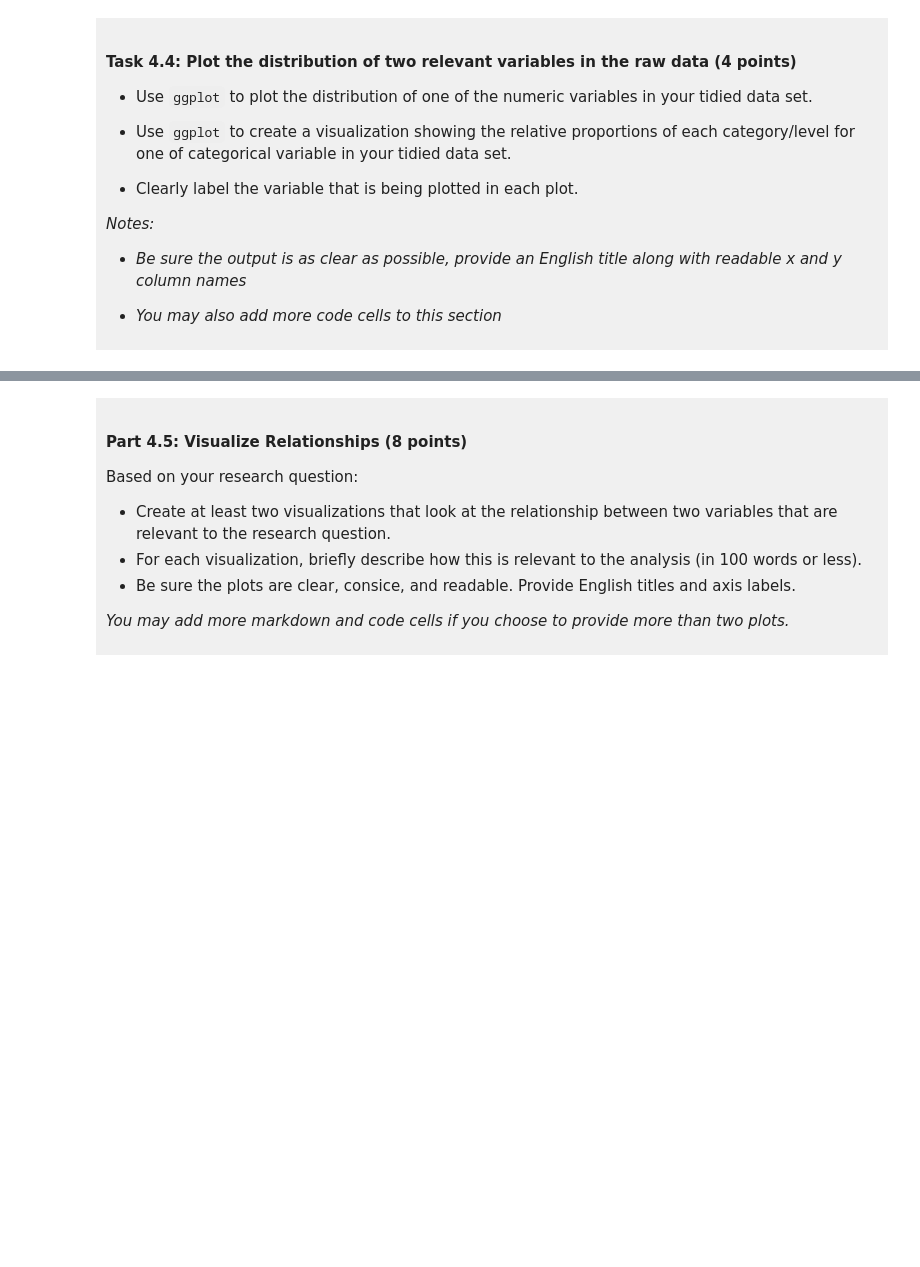
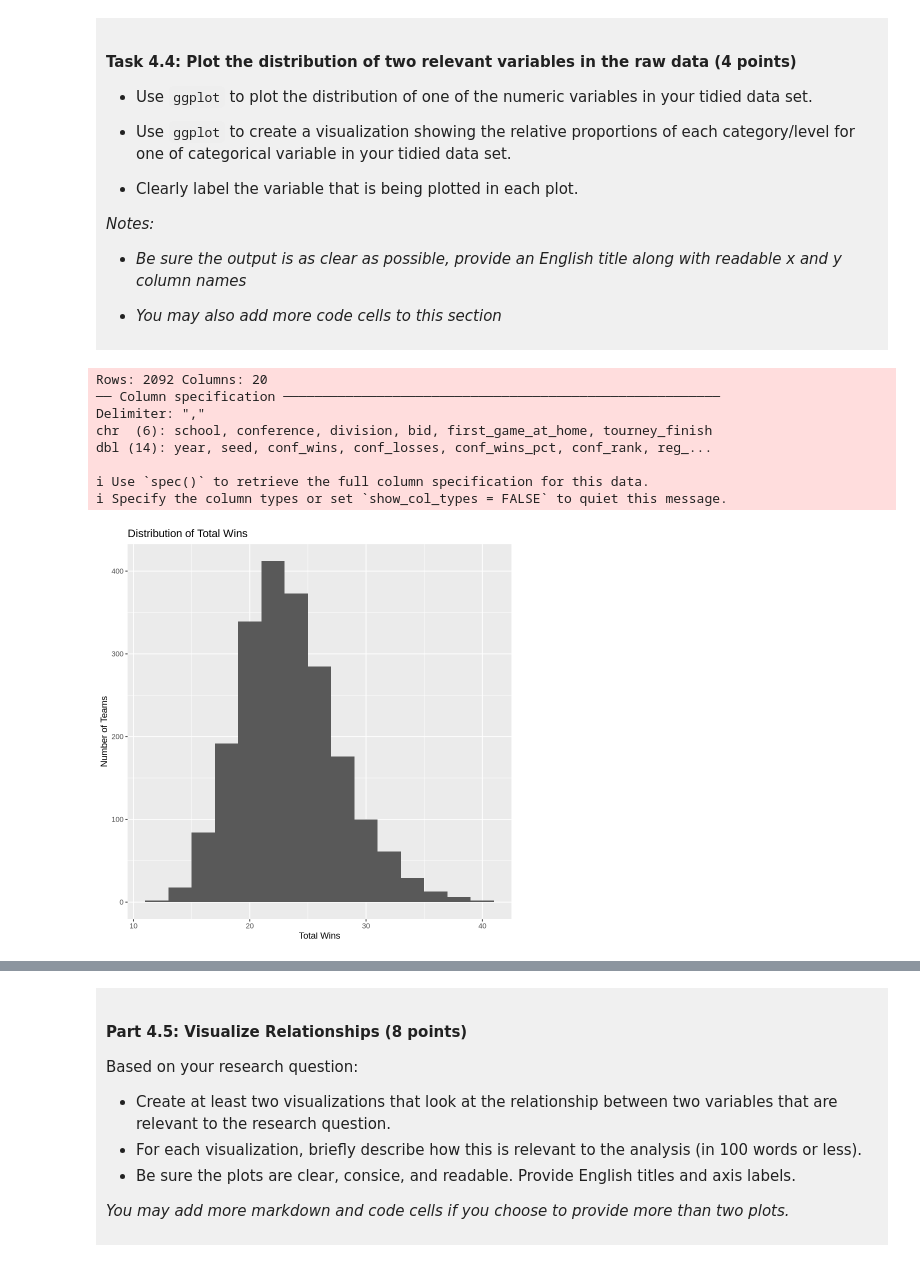
Before and after one commit to clairehuo05/dsci-100-project-Claire-Huo, a Jupyter notebook: dsci-100-project-notebook.ipynb, the cells around one changed output, grey strips where cells are left out. Cells and saved outputs as stored; diff of their text form; code cells hidden in the pictures; blank space fills up the shorter version.

```diff
--- a/dsci-100-project-notebook.ipynb
+++ b/dsci-100-project-notebook.ipynb
@@ -257,5 +325,32 @@ You will refine your research question (if needed) and produce a tidy data set.
 
 </div>
 # %%
-### EDIT THIS CODE CELL FOR PLOT 1 ###
+library(tidyverse)
+
+women_basketball_all<- read_csv("https://raw.githubusercontent.com/diverse-data-hub/diversedata/refs/heads/main/data-clean/womensmarchmadness.csv")
+
+
+women_basketball_tidy_all <- women_basketball_all |>
+  select(first_game_at_home, total_wins) |>
+  drop_na() |>
+  mutate(first_game_at_home = as_factor(first_game_at_home))
+
+women_basketball_tidy_wins <- women_basketball_tidy_all|>
+ggplot(aes(x=total_wins))+
+geom_histogram(binwidth=2)+
+labs(title= "Distribution of Total Wins",
+     x= "Total Wins",
+     y= "Number of Teams")
+
+women_basketball_tidy_wins
+# %% [output]
+Rows: 2092 Columns: 20
+── Column specification ────────────────────────────────────────────────────────
+Delimiter: ","
+chr  (6): school, conference, division, bid, first_game_at_home, tourney_finish
+dbl (14): year, seed, conf_wins, conf_losses, conf_wins_pct, conf_rank, reg_...
+
+ℹ Use `spec()` to retrieve the full column specification for this data.
+ℹ Specify the column types or set `show_col_types = FALSE` to quiet this message.
+[figure, added]
 # %%
```
Also changed, not shown: parts of 13 cells of this notebook.
